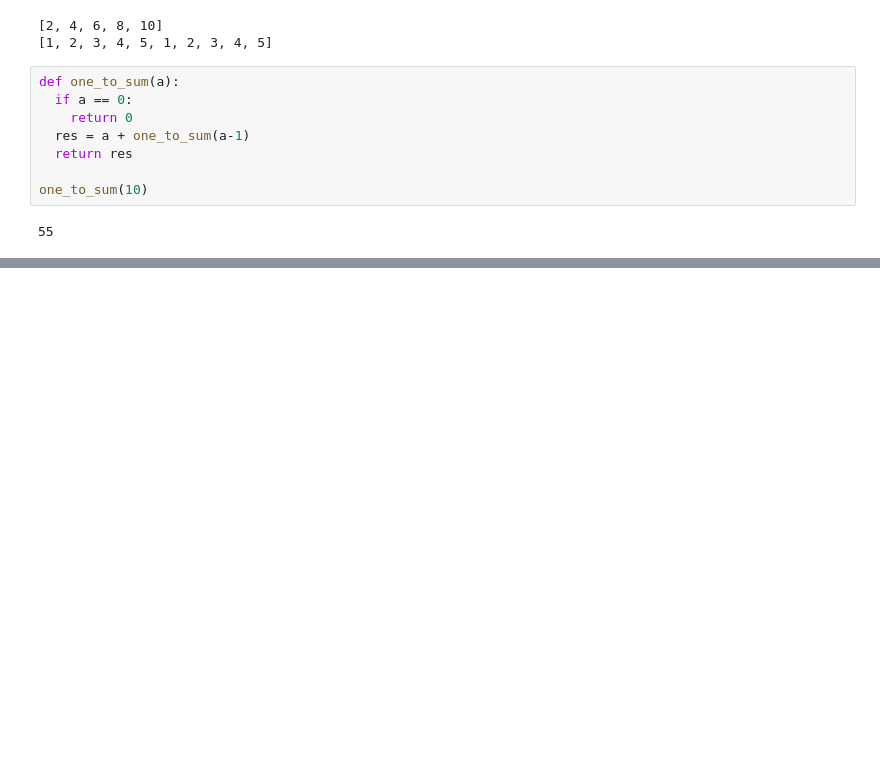
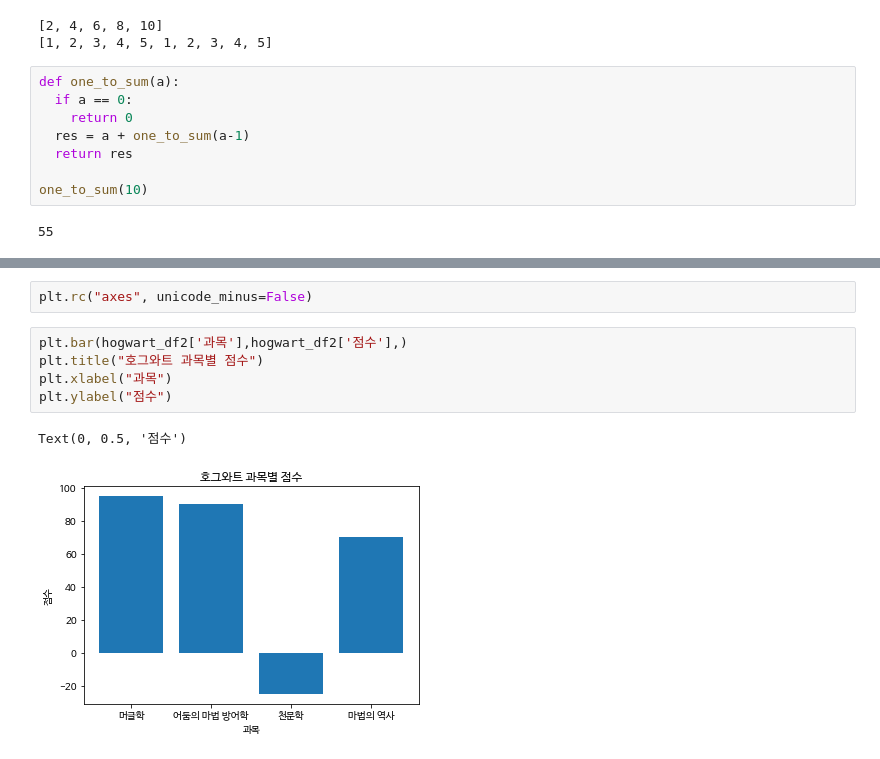
Before and after one commit to 4myLab/codestates, a Jupyter notebook: test.ipynb, the cells around one changed output, grey strips where cells are left out. Drawn from its saved outputs; the diff is of its cells as text; blank space fills up the shorter version.

```diff
--- a/test.ipynb
+++ b/test.ipynb
@@ -31,0 +99,10 @@ one_to_sum(10)
+# %%
+plt.rc("axes", unicode_minus=False)
+# %%
+plt.bar(hogwart_df2['과목'],hogwart_df2['점수'],)
+plt.title("호그와트 과목별 점수")
+plt.xlabel("과목")
+plt.ylabel("점수")
+# %% [output]
+Text(0, 0.5, '점수')
+[figure, added]
```
Also changed, not shown: parts of 5 cells of this notebook.
